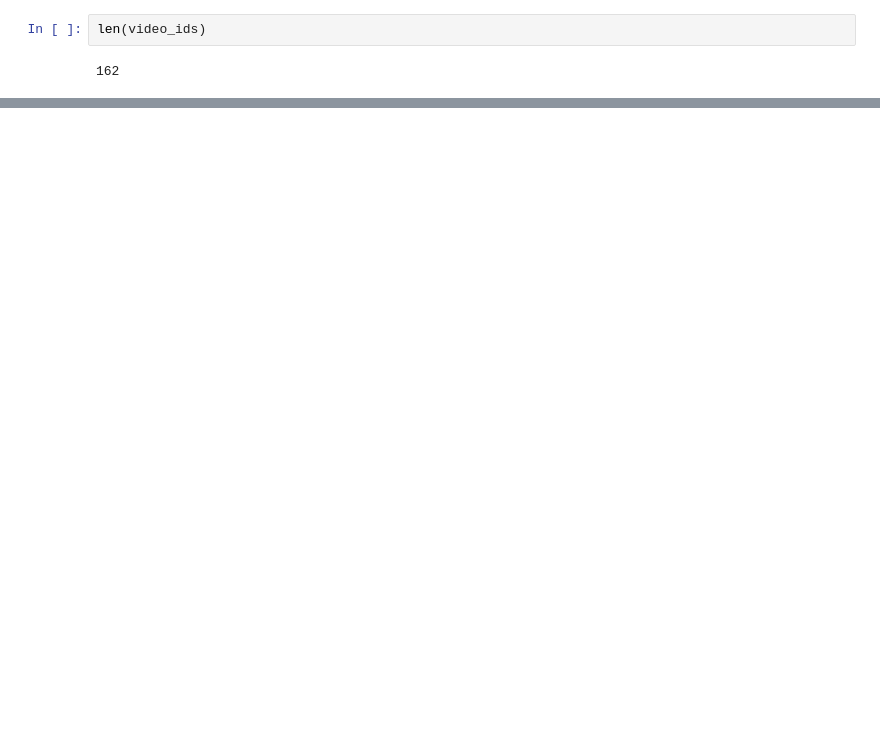
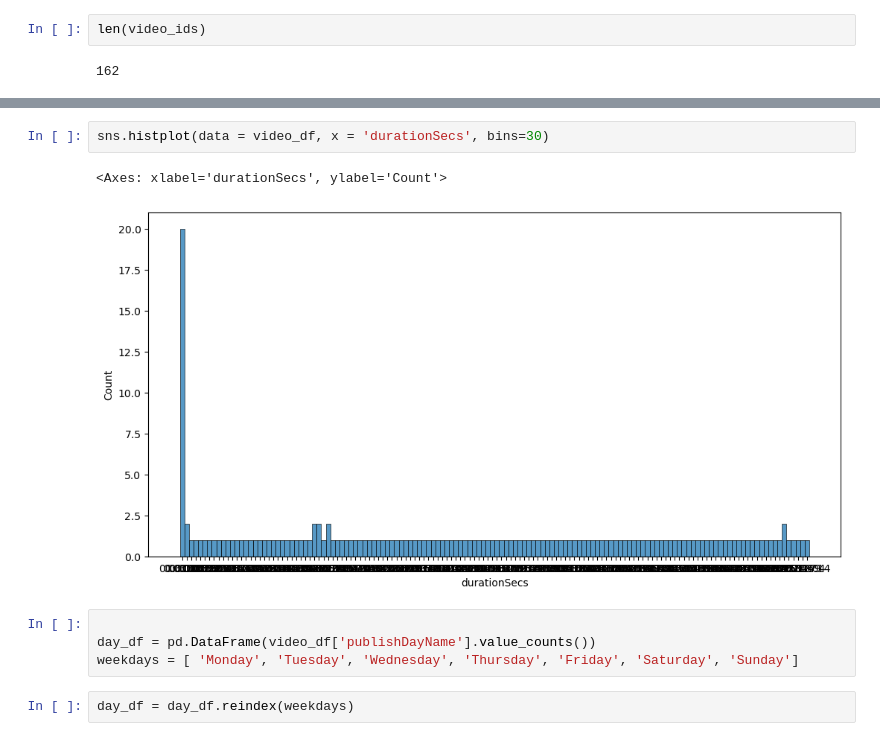
Before and after one commit to Tubaakbas/API-Project-YOUTUBE, a Jupyter notebook: analysis.ipynb, the cells around one changed output, grey strips where cells are left out. Cells and saved outputs as stored; diff of their text form; blank space fills up the shorter version.

```diff
--- a/analysis.ipynb
+++ b/analysis.ipynb
@@ -35,0 +167,11 @@ len(video_ids)
+# %%
+sns.histplot(data = video_df, x = 'durationSecs', bins=30)
+# %% [output]
+<Axes: xlabel='durationSecs', ylabel='Count'>
+[figure, added]
+# %%
+
+day_df = pd.DataFrame(video_df['publishDayName'].value_counts())
+weekdays = [ 'Monday', 'Tuesday', 'Wednesday', 'Thursday', 'Friday', 'Saturday', 'Sunday']
+# %%
+day_df = day_df.reindex(weekdays)
```
Also changed, not shown: parts of 25 cells of this notebook.
